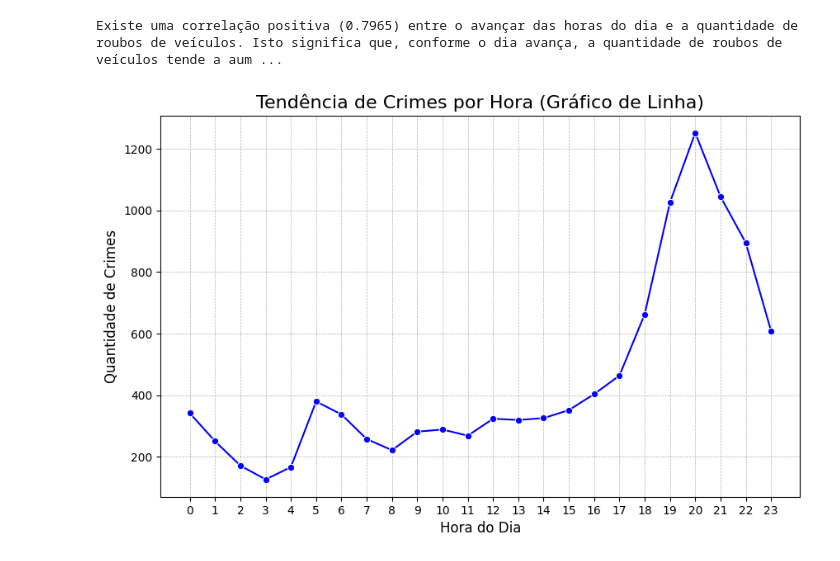
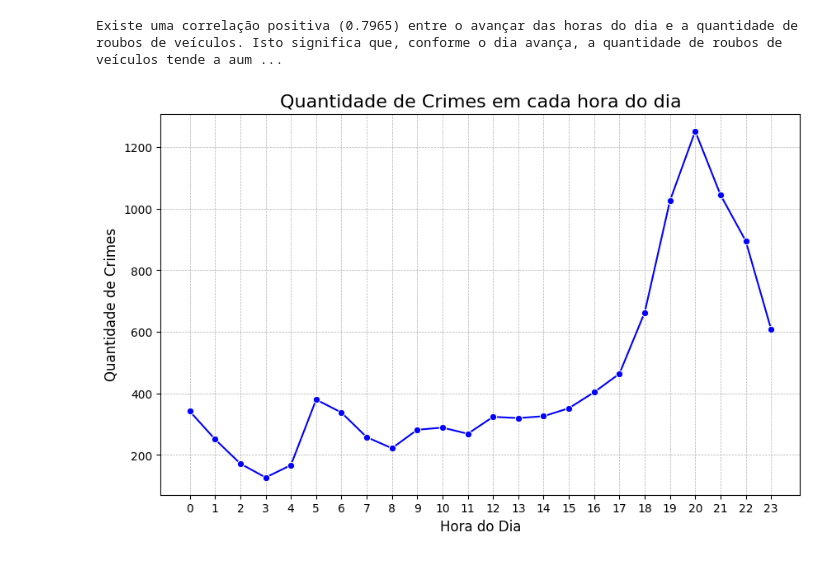
Before and after one commit to boniluboni/CLUSTERS, a Jupyter notebook: EDA_e_Kmeans_Roubos_e_Furtos_de_veículos.ipynb, the cells around one changed output. Drawn from its saved outputs; the diff is of its cells as text; code cells hidden in the pictures.

```diff
--- a/EDA_e_Kmeans_Roubos_e_Furtos_de_veículos.ipynb
+++ b/EDA_e_Kmeans_Roubos_e_Furtos_de_veículos.ipynb
@@ -87,28 +87,28 @@ Existe uma correlação positiva (0.7965) entre o avançar das horas do dia e a
 # %%
 import matplotlib.pyplot as plt
 import seaborn as sns
 import pandas as pd
 import numpy as np
 
 # --- 1. Definição dos Dados ---
 data = {
     "HORA": list(range(24)),
     "QT_CRIMES": [342, 251, 172, 127, 167, 380, 338, 258, 222, 282, 289, 269, 324, 320, 326, 352, 404, 464, 663, 1026, 1252, 1045, 895, 609]
 }
 df = pd.DataFrame(data)
 
 # --- 2. Criação de Uma Única Figura ---
 plt.figure(figsize=(10, 6))
 
 # --- Gráfico de Linha ---
 sns.lineplot(x='HORA', y='QT_CRIMES', data=df, marker='o', color='b')
-plt.title('Tendência de Crimes por Hora (Gráfico de Linha)', fontsize=16)
+plt.title('Quantidade de Crimes em cada hora do dia', fontsize=16)
 plt.xlabel('Hora do Dia', fontsize=12)
 plt.ylabel('Quantidade de Crimes', fontsize=12)
 plt.xticks(df['HORA'])
 plt.grid(True, which='both', linestyle='--', linewidth=0.5)
 
 # Exibe o gráfico
 plt.show()
 # %% [output]
-[figure, old version]
+[figure, new version]
```
